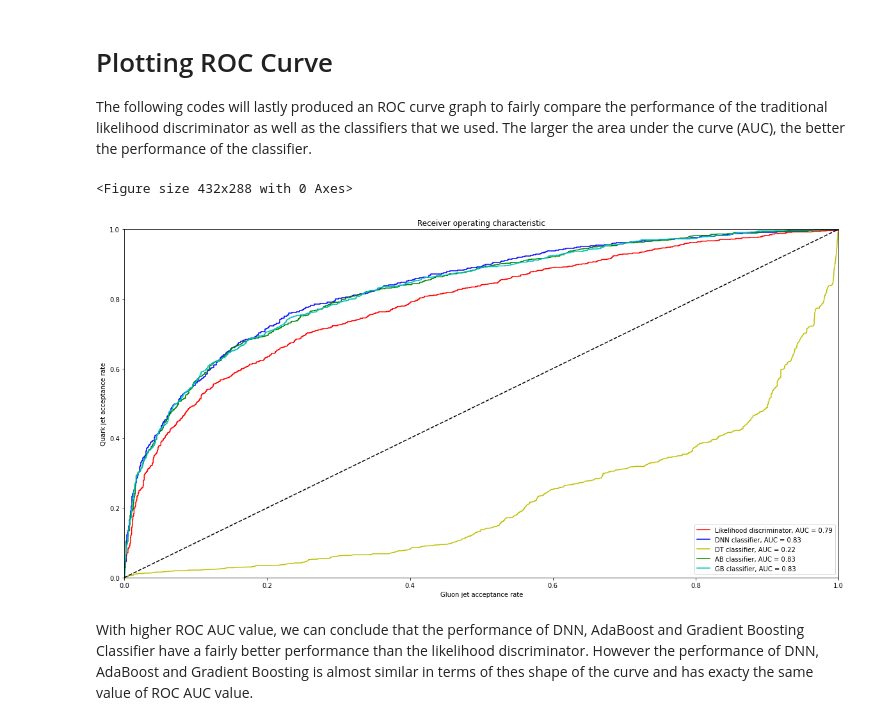
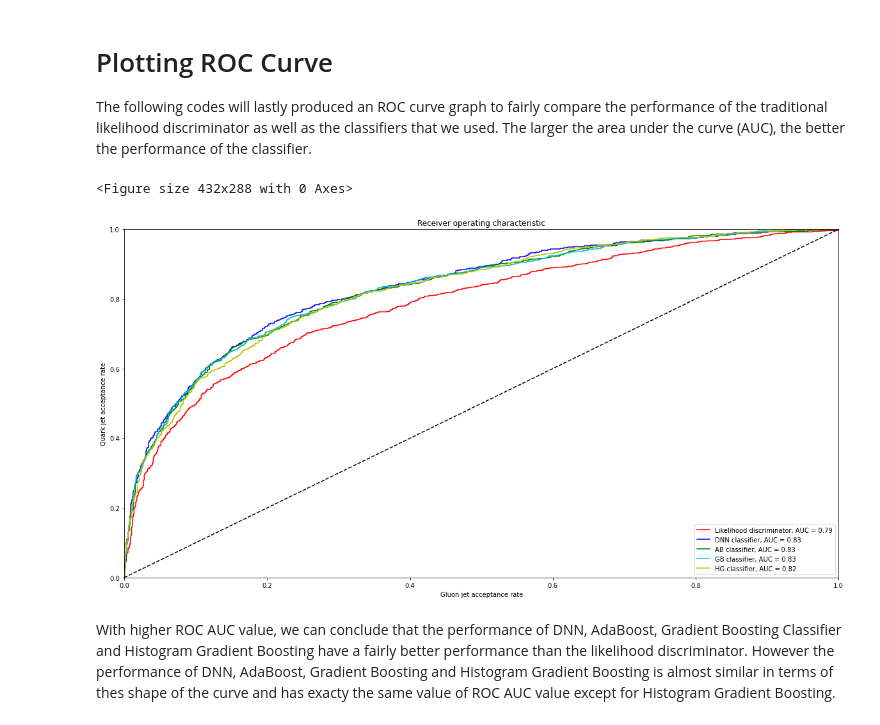
Before and after one commit to ncpp-my/opendata-cms-ml, a Jupyter notebook: notebooks/ML_BDT_PY.ipynb, the cells around one changed output. Drawn from its saved outputs; the diff is of its cells as text; code cells hidden in the pictures.

```diff
--- a/notebooks/ML_BDT_PY.ipynb
+++ b/notebooks/ML_BDT_PY.ipynb
@@ -23,12 +23,14 @@ import numpy as np
 import pandas as pd
 import matplotlib.pyplot as plt
 # %%
-# Use flag to make it easier to compare the line produced by DNN, Decision Tree, AdaBoost, Gradient Boosting
+# Use flag to make it easier to compare the line produced by DNN, AdaBoost, Gradient Boosting, Histogram Gradient Boosting
+# In order to compare just one type of boosting to Likelihood Discriminator simply change the others to False
+
 PLOT    = True
 DO_DNN  = True
-DO_DT   = True
 DO_AB   = True
 DO_GB   = True
+DO_HG   = True
 VERBOSE = False
 # %% [markdown]
 The data set is available in two formats: ROOT and HDF5. The former is predominantly used by the high energy physics community, while the latter is more familiar to data scientists and other users.
@@ -242,15 +226,0 @@ Further explanation on the method available for decision tree classifier is avai
-# %%
-
-if DO_DT:
-
-    from sklearn.tree import DecisionTreeClassifier
-
-    clf = DecisionTreeClassifier(random_state=0)
-    clf.fit(train_x, train_y)
-
-    # Prediction on the test set
-    pred_y_dt = clf.apply(test_x)
-
-    # Plot for ROC Curve
-    fpr_dt, tpr_dt, thresholds_dt  = roc_curve(test_y, pred_y_dt)
-    roc_auc_dt = auc(fpr_dt, tpr_dt)
@@ -307,3 +288,18 @@ if DO_GB:
+# %%
+
+if DO_HG:
+
+
+    from sklearn.ensemble import HistGradientBoostingClassifier
+    clf = HistGradientBoostingClassifier()
+    clf.fit(train_x, train_y)
+
+    # Prediction on the test set
+    pred_y_hg = clf.decision_function(test_x)
+
+    # Plot for ROC Curve
+    fpr_hg, tpr_hg, thresholds_hg  = roc_curve(test_y, pred_y_hg)
+    roc_auc_hg = auc(fpr_hg, tpr_hg)
 # %% [markdown]
 # Plotting ROC Curve
 
@@ -312,35 +308,34 @@ The larger the area under the curve (AUC), the better the performance of the cla
 # %%
 
 #Plot for ROC (likelihood Discriminator)
 fpr_qgl, tpr_qgl, thresholds_qgl = roc_curve(test_y, test.jetQGl)
 roc_auc_qgl = auc(fpr_qgl, tpr_qgl)
 
 if PLOT:
 
     plt.clf()
     plt.figure( figsize=(20,10))
     plt.plot(fpr_qgl, tpr_qgl, 'r', label='Likelihood discriminator, AUC = %0.2f'% roc_auc_qgl)
 
     if DO_DNN:
         plt.plot(fpr_dnn, tpr_dnn, 'b', label='DNN classifier, AUC = %0.2f'% roc_auc_dnn)
-    if DO_DT :
-        plt.plot(fpr_dt , tpr_dt , 'y', label='DT classifier, AUC = %0.2f'% roc_auc_dt)
     if DO_AB :
         plt.plot(fpr_ab , tpr_ab , 'g', label='AB classifier, AUC = %0.2f'% roc_auc_ab)
     if DO_GB :
         plt.plot(fpr_gb , tpr_gb , 'c', label='GB classifier, AUC = %0.2f'% roc_auc_gb)
-
+    if DO_HG :
+        plt.plot(fpr_hg , tpr_hg , 'y', label='HG classifier, AUC = %0.2f'% roc_auc_hg)
 
     plt.plot([0,1], [0,1], 'k--')
     plt.xlim([0.0, 1.0])
     plt.ylim([0.0, 1.0])
     plt.legend(loc = 'lower right')
     plt.title("Receiver operating characteristic")
     plt.ylabel('Quark jet acceptance rate')
     plt.xlabel('Gluon jet acceptance rate');
 # %% [output]
 <Figure size 432x288 with 0 Axes>
-[figure, old version]
+[figure, new version]
 # %% [markdown]
-With higher ROC AUC value, we can conclude that the performance of DNN, AdaBoost and Gradient Boosting Classifier have a fairly better performance than the likelihood discriminator.
-However the performance of DNN, AdaBoost and Gradient Boosting is almost similar in terms of thes shape of the curve and has exacty the same value of ROC AUC value.
+With higher ROC AUC value, we can conclude that the performance of DNN, AdaBoost, Gradient Boosting Classifier and Histogram Gradient Boosting have a fairly better performance than the likelihood discriminator.
+However the performance of DNN, AdaBoost, Gradient Boosting and Histogram Gradient Boosting is almost similar in terms of thes shape of the curve and has exacty the same value of ROC AUC value except for Histogram Gradient Boosting.
```
Also changed, not shown: parts of 8 cells of this notebook.
